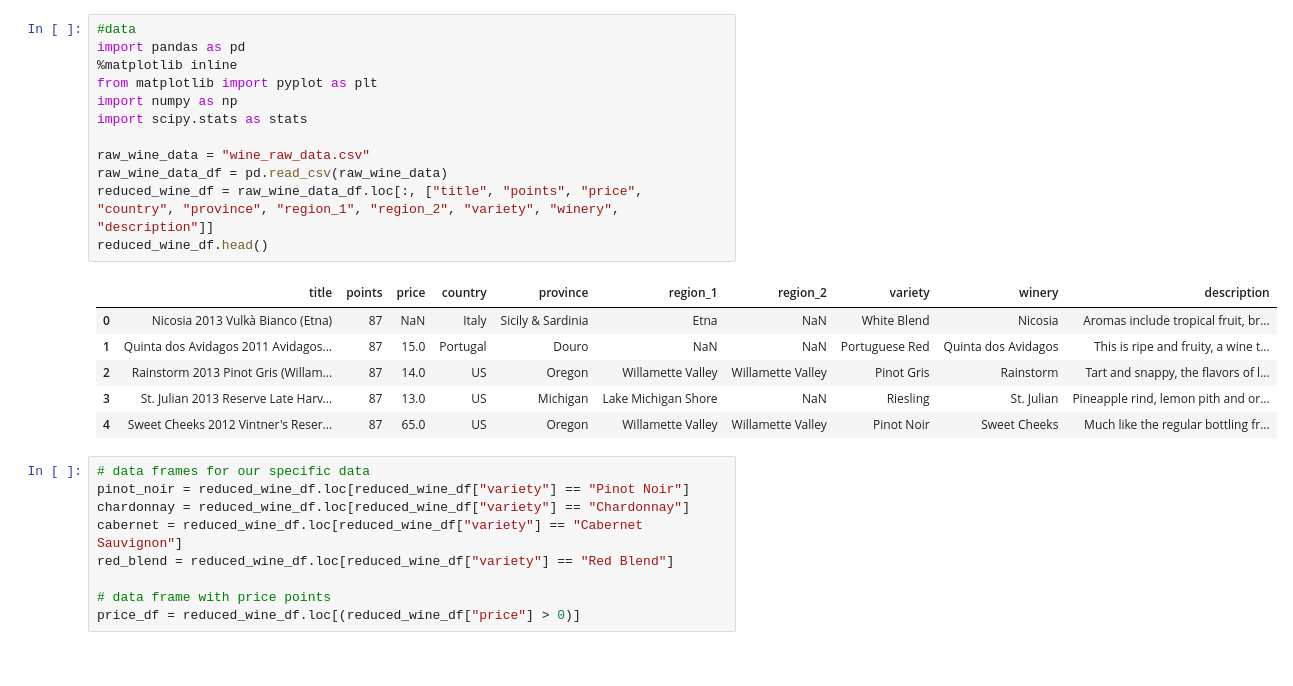
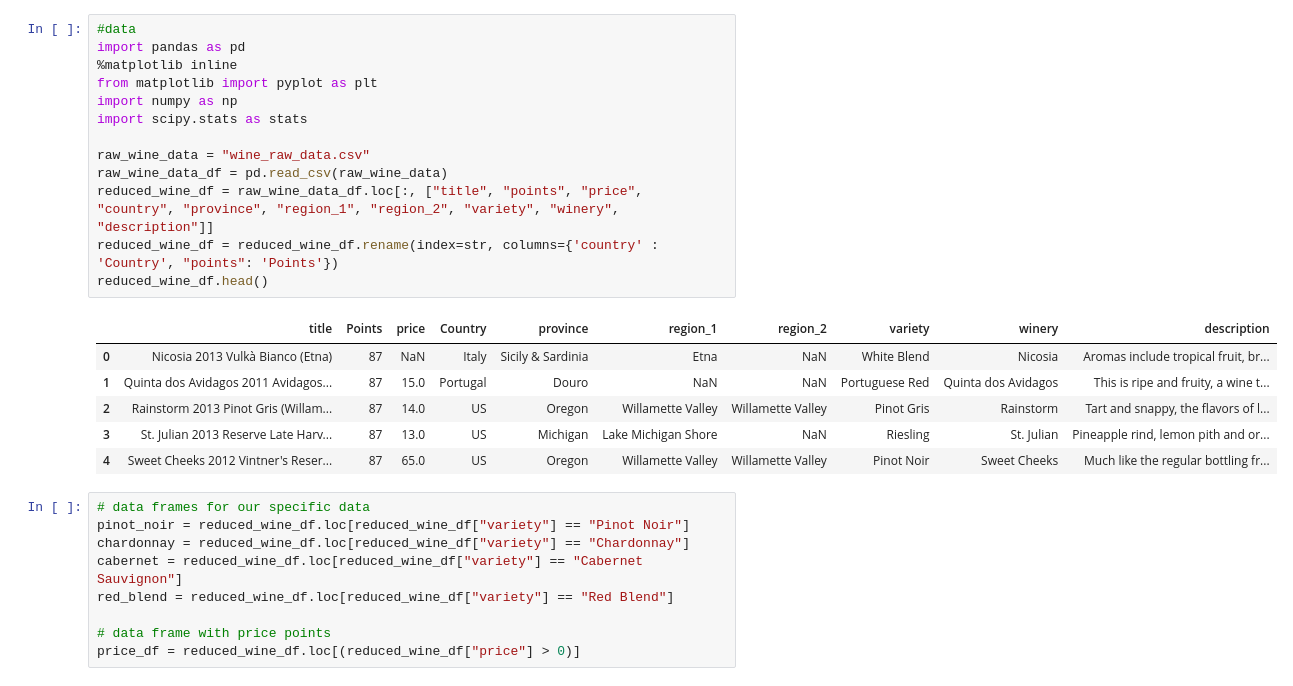
Before and after one commit to SpencerHitchcock/data-project-one, a Jupyter notebook: data_explore2.ipynb, the cells around one changed output. Saved outputs shown, nothing was run; the diff lists cells and outputs as text.

```diff
--- a/data_explore2.ipynb
+++ b/data_explore2.ipynb
@@ -1,17 +1,18 @@
 # %%
 #data
 import pandas as pd
 %matplotlib inline
 from matplotlib import pyplot as plt
 import numpy as np
 import scipy.stats as stats
 
 raw_wine_data = "wine_raw_data.csv"
 raw_wine_data_df = pd.read_csv(raw_wine_data)
 reduced_wine_df = raw_wine_data_df.loc[:, ["title", "points", "price", "country", "province", "region_1", "region_2", "variety", "winery", "description"]]
+reduced_wine_df = reduced_wine_df.rename(index=str, columns={'country' : 'Country', "points": 'Points'})
 reduced_wine_df.head()
 # %% [output]
-|  | title | points | price | country | province | region_1 | region_2 | variety | winery | description |
+|  | title | Points | price | Country | province | region_1 | region_2 | variety | winery | description |
 | 0 | Nicosia 2013 Vulkà Bianco (Etna) | 87 | NaN | Italy | Sicily & Sardinia | Etna | NaN | White Blend | Nicosia | Aromas include tropical fruit, br... |
 | 1 | Quinta dos Avidagos 2011 Avidagos... | 87 | 15.0 | Portugal | Douro | NaN | NaN | Portuguese Red | Quinta dos Avidagos | This is ripe and fruity, a wine t... |
 | 2 | Rainstorm 2013 Pinot Gris (Willam... | 87 | 14.0 | US | Oregon | Willamette Valley | Willamette Valley | Pinot Gris | Rainstorm | Tart and snappy, the flavors of l... |
```
Also changed, not shown: parts of 5 cells of this notebook, 1 other file.
